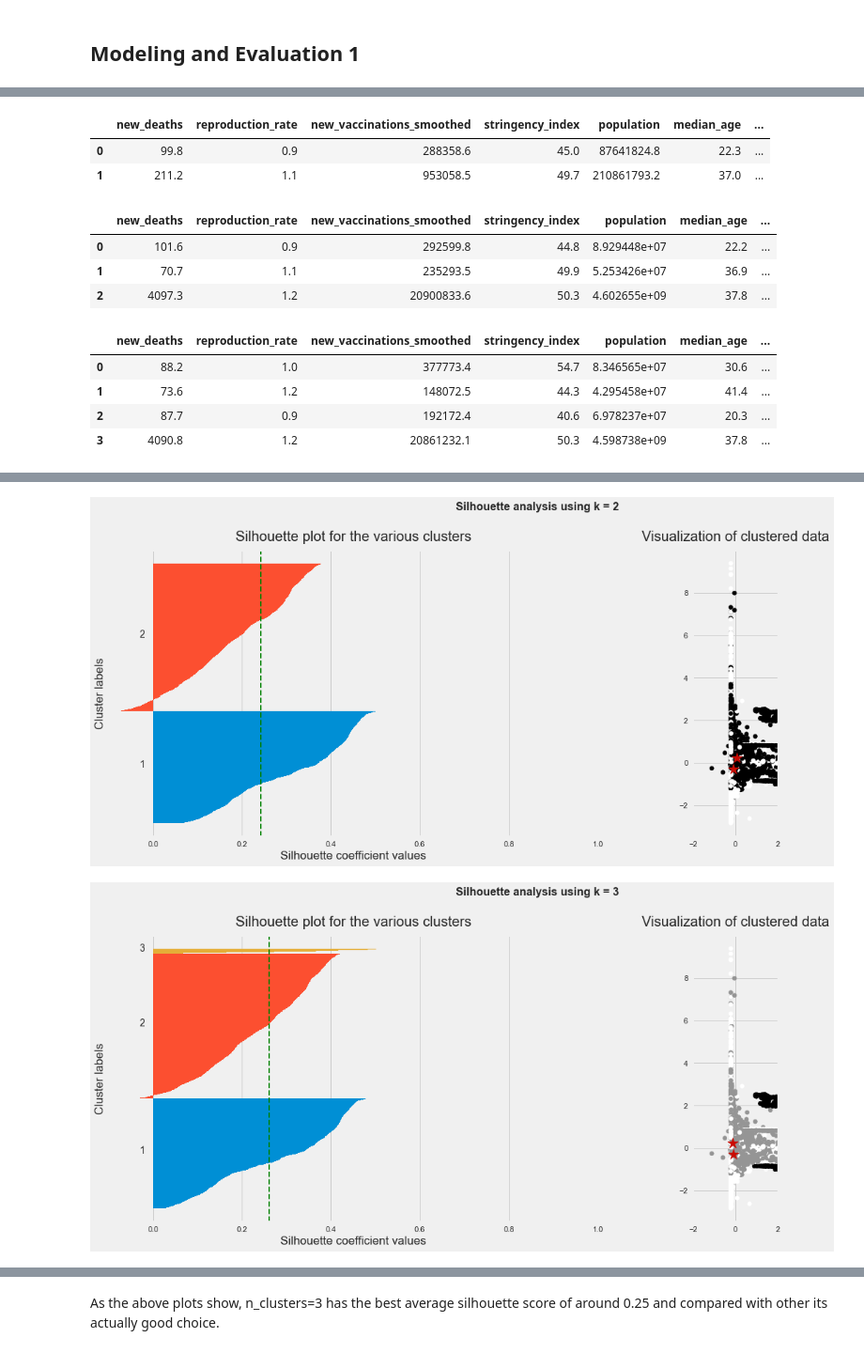
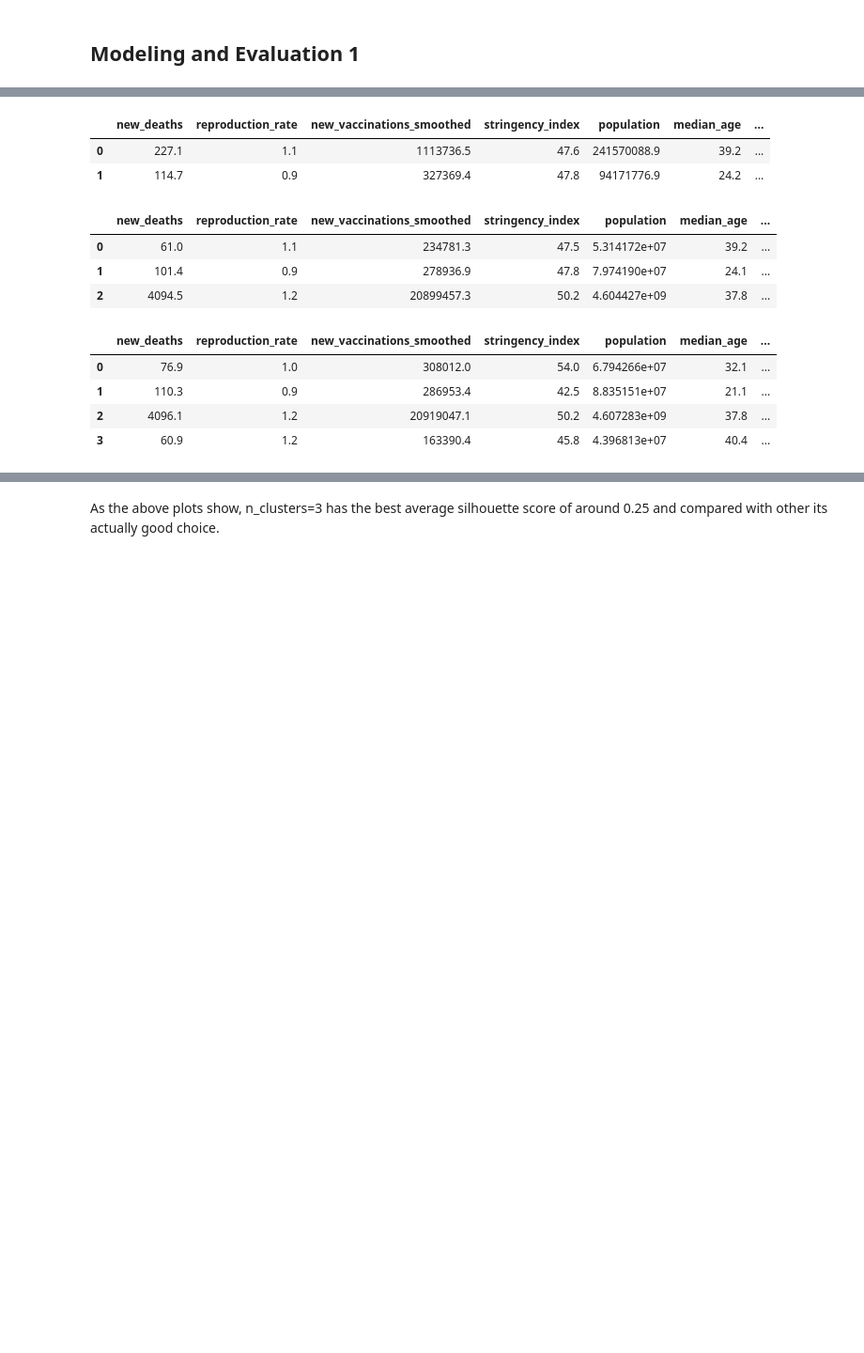
Before and after one commit to zharris1/Final_Project, a Jupyter notebook: Project_3_Master.ipynb, the cells around one changed output, grey strips where cells are left out. Shown at 94% size. Saved outputs shown, nothing was run; the diff lists cells and outputs as text; code cells hidden in the pictures; blank space fills up the shorter version.

```diff
--- a/Project_3_Master.ipynb
+++ b/Project_3_Master.ipynb
@@ -540,7 +540,9 @@ Text(0.5, 1.0, 'Visualization of raw data')
 X_std = StandardScaler().fit_transform(df)
 
 # Run local implementation of kmeans
-km = TimeSeriesKMeans(n_clusters=3, max_iter=100)
+km = TimeSeriesKMeans(n_clusters=3,
+                max_iter=3,
+                random_state=0)
 km.fit(X_std)
 centroids = km.cluster_centers_
 
@@ -550,8 +552,10 @@ plt.scatter(X_std[km.labels_ == 0, 0], X_std[km.labels_ == 0, 1],
             c='green', label='cluster 1')
 plt.scatter(X_std[km.labels_ == 1, 0], X_std[km.labels_ == 1, 1],
             c='blue', label='cluster 2')
+plt.scatter(X_std[km.labels_ == 2, 0], X_std[km.labels_ == 2, 1],
+            c='r', label='cluster 3')
 plt.scatter(centroids[:, 0], centroids[:, 1], marker='*', s=300,
-            c='r', label='centroid')
+            c='yellow', label='centroid')
 plt.legend()
 plt.xlim([-2, 2])
 plt.ylim([-2, 2])
@@ -600,7 +604,8 @@ for i, k in enumerate([2, 3, 4]):
     fig.set_size_inches(18, 7)
 
     # Run the Kmeans algorithm
-    km = TimeSeriesKMeans(n_clusters=k)
+    km = TimeSeriesKMeans(n_clusters=k, max_iter=3,
+                random_state=0)
     labels = km.fit_predict(X_std)
     centroids = km.cluster_centers_
 
@@ -618,39 +623,39 @@ for i, k in enumerate([2, 3, 4]):
         ax1.text(-0.03, (y_lower + y_upper) / 2, str(i + 1))
         y_lower += len(cluster_silhouette_vals)
 
     # Get the average silhouette score and plot it
     avg_score = np.mean(silhouette_vals)
     ax1.axvline(avg_score, linestyle='--', linewidth=2, color='green')
     ax1.set_yticks([])
     ax1.set_xlim([-0.1, 1])
     ax1.set_xlabel('Silhouette coefficient values')
     ax1.set_ylabel('Cluster labels')
     ax1.set_title('Silhouette plot for the various clusters', y=1.02);
 
     # Scatter plot of data colored with labels
     ax2.scatter(X_std[:, 0], X_std[:, 1], c=labels)
     ax2.scatter(centroids[:, 0], centroids[:, 1], marker='*', c='r', s=250)
     ax2.set_xlim([-2, 2])
     ax2.set_xlim([-2, 2])
     ax2.set_xlabel('')
     ax2.set_ylabel('')
     ax2.set_title('Visualization of clustered data', y=1.02)
     ax2.set_aspect('equal')
     plt.tight_layout()
     plt.suptitle(f'Silhouette analysis using k = {k}',
                  fontsize=16, fontweight='semibold', y=1.05);
 
     display(df.groupby([labels]).mean().round(1))
 # %% [output]
 |  | new_deaths | reproduction_rate | new_vaccinations_smoothed | stringency_index | population | median_age | ... |
-| 0 | 99.8 | 0.9 | 288358.6 | 45.0 | 87641824.8 | 22.3 | ... |
-| 1 | 211.2 | 1.1 | 953058.5 | 49.7 | 210861793.2 | 37.0 | ... |
+| 0 | 227.1 | 1.1 | 1113736.5 | 47.6 | 241570088.9 | 39.2 | ... |
+| 1 | 114.7 | 0.9 | 327369.4 | 47.8 | 94171776.9 | 24.2 | ... |
 |  | new_deaths | reproduction_rate | new_vaccinations_smoothed | stringency_index | population | median_age | ... |
-| 0 | 101.6 | 0.9 | 292599.8 | 44.8 | 8.929448e+07 | 22.2 | ... |
-| 1 | 70.7 | 1.1 | 235293.5 | 49.9 | 5.253426e+07 | 36.9 | ... |
-| 2 | 4097.3 | 1.2 | 20900833.6 | 50.3 | 4.602655e+09 | 37.8 | ... |
+| 0 | 61.0 | 1.1 | 234781.3 | 47.5 | 5.314172e+07 | 39.2 | ... |
+| 1 | 101.4 | 0.9 | 278936.9 | 47.8 | 7.974190e+07 | 24.1 | ... |
+| 2 | 4094.5 | 1.2 | 20899457.3 | 50.2 | 4.604427e+09 | 37.8 | ... |
 |  | new_deaths | reproduction_rate | new_vaccinations_smoothed | stringency_index | population | median_age | ... |
-| 0 | 88.2 | 1.0 | 377773.4 | 54.7 | 8.346565e+07 | 30.6 | ... |
-| 1 | 73.6 | 1.2 | 148072.5 | 44.3 | 4.295458e+07 | 41.4 | ... |
-| 2 | 87.7 | 0.9 | 192172.4 | 40.6 | 6.978237e+07 | 20.3 | ... |
-| 3 | 4090.8 | 1.2 | 20861232.1 | 50.3 | 4.598738e+09 | 37.8 | ... |
+| 0 | 76.9 | 1.0 | 308012.0 | 54.0 | 6.794266e+07 | 32.1 | ... |
+| 1 | 110.3 | 0.9 | 286953.4 | 42.5 | 8.835151e+07 | 21.1 | ... |
+| 2 | 4096.1 | 1.2 | 20919047.1 | 50.2 | 4.607283e+09 | 37.8 | ... |
+| 3 | 60.9 | 1.2 | 163390.4 | 45.8 | 4.396813e+07 | 40.4 | ... |
@@ -659,2 +663,0 @@ Wall time: 3min 51s
-[figure, removed]
-[figure, removed]
```
Also changed, not shown: parts of 5 cells of this notebook.
